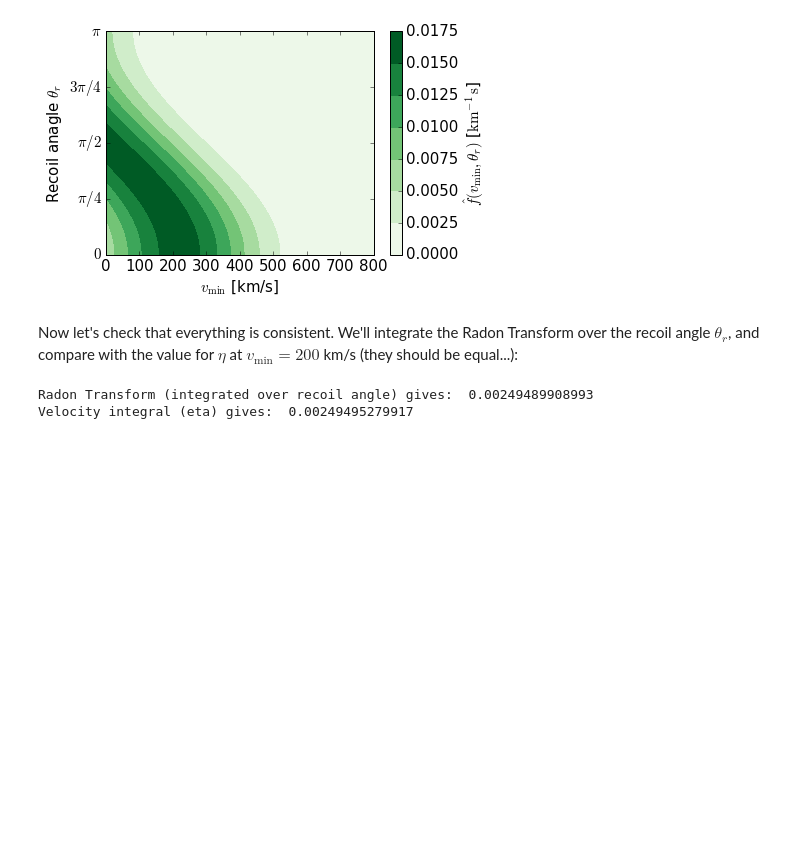
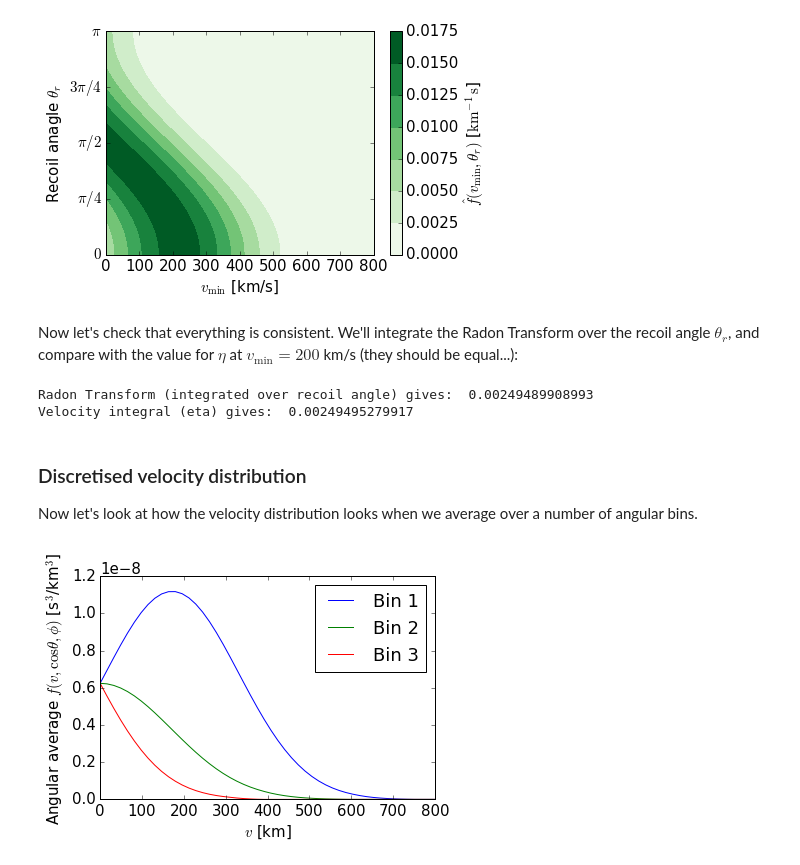
Before and after one commit to bradkav/DMRadon, a Jupyter notebook: Examples-MB.ipynb, the cells around one changed output. Drawn from its saved outputs; the diff is of its cells as text; code cells hidden in the pictures; blank space fills up the shorter version.

Commit message:
Updated average velocity distribution

```diff
--- a/Examples-MB.ipynb
+++ b/Examples-MB.ipynb
@@ -93,3 +90,25 @@ print "Velocity integral (eta) gives: ", MB.Eta(v0)
 # %% [output]
 Radon Transform (integrated over recoil angle) gives:  0.00249489908993
 Velocity integral (eta) gives:  0.00249495279917
+# %% [markdown]
+### Discretised velocity distribution
+
+Now let's look at how the velocity distribution looks when we average over a number of angular bins.
+# %%
+N_bins = 3
+# %%
+vlist = np.linspace(0.1, 800)
+
+fig = pl.figure()
+ax = fig.add_subplot(111)
+
+for j in range(1, N_bins+1):
+    ax.plot(vlist, MB.VelDist_avg(vlist, j=j, N_bins=N_bins), label='Bin ' + str(j))
+
+ax.set_ylabel(r'Angular average $f(v,\cos\theta,\phi)$ [s$^3$/km$^3$]')
+ax.set_xlabel(r'$v$ [km]')
+
+pl.legend(loc="best")
+pl.show()
+# %% [output]
+[figure, added]
```
Also changed, not shown: parts of 4 cells of this notebook, 2 other files.
